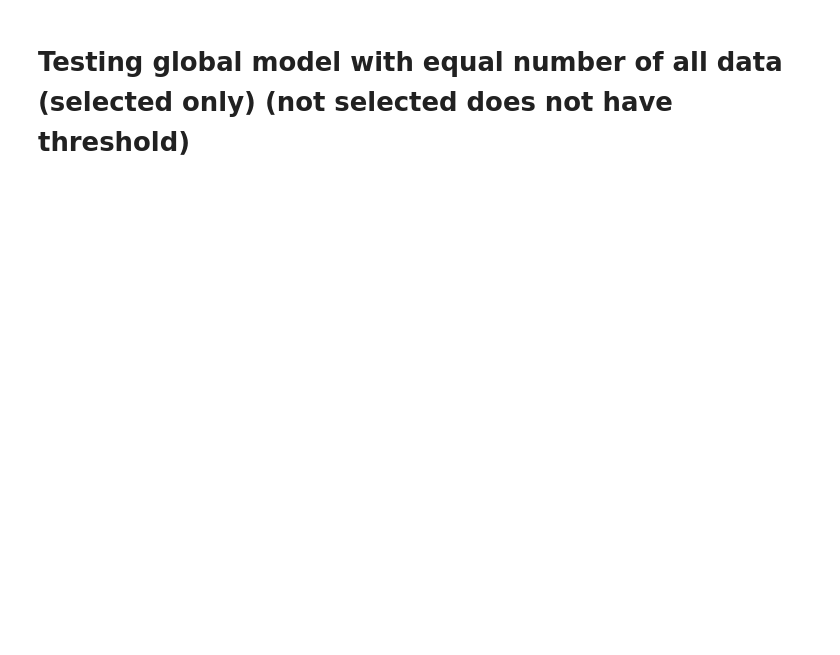
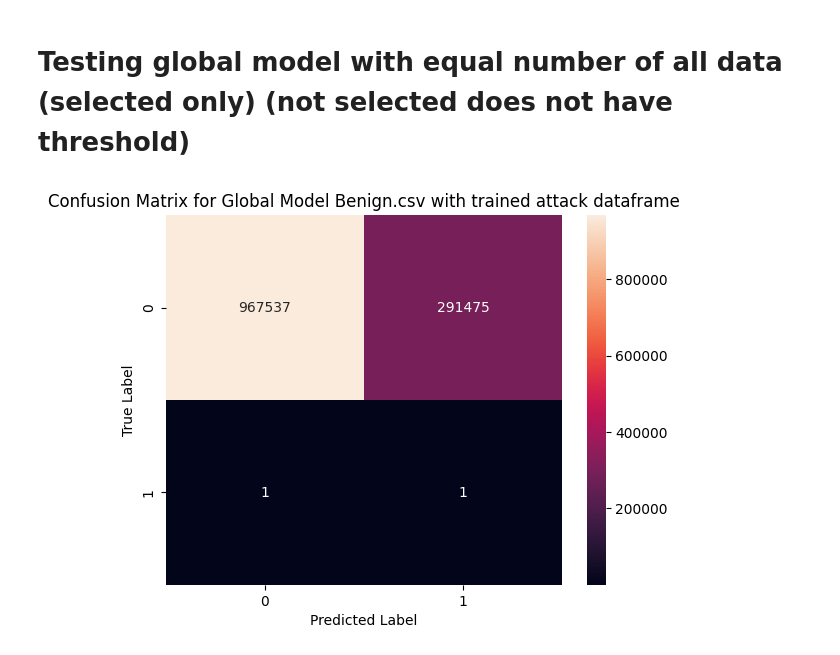
Before and after one commit to 4k5h1t/FYP, a Jupyter notebook: Separate_Attack_Training_FL_mixed-global.ipynb, the cells around one changed output. Cells and saved outputs as stored; diff of their text form; code cells hidden in the pictures; blank space fills up the shorter version.

```diff
--- a/Separate_Attack_Training_FL_mixed-global.ipynb
+++ b/Separate_Attack_Training_FL_mixed-global.ipynb
@@ -1017,38 +1079,40 @@ for batch in test_set:
         if label == 'Benign.csv':
             threshold = max(thresholds.values())
             y_true.append(0)
-            y_pred.append(0 if error <= thresholds[labels[ind]] else 1)
+            y_pred.append(0 if error <= threshold else 1)
         else:
             y_true.append(1)
-            y_pred.append(1 if error <= thresholds[labels[ind]] else 0)
+            y_pred.append(1 if error <= threshold else 0)
         ind += 1
 TP, FP, TN, FN = perf_measure(y_true, y_pred)
 TP += 1
 FN += 1
 TN += 1
 FP += 1
 conf_matrix = [[TP, FN], [FP, TN]]
 plt.figure()
 sns.heatmap(conf_matrix, annot=True, fmt="d")
-plt.title("Confusion Matrix for Client " + str(device) +" with "+ str(i))
+plt.title("Confusion Matrix for Global Model " + str(device) +" with trained attack dataframe")
 plt.xlabel("Predicted Label")
 plt.ylabel("True Label")
 
 acc = (TP+TN) / (TP+TN+FP+FN)
 precision = TP/(TP+FP)
 recall = TP/(TP+FN)
 F1score = 2 * ((precision * recall) / (precision + recall))
 
 TPR = round((TP / (TP+FN)), 6)
 # print('TPR is: {}%'.format(TPR))
 
 FPR = round((FP / (FP + TN)), 6)
 # print('TPR is: {}%'.format(FPR))
 
-selectedattackbenmix_stats_global.append([str("Stats for Globel Model with "+ str(i)), acc*100, precision, recall, F1score*100, TPR, FPR])
+selectedattackbenmix_stats_global.append([str("Stats for Globel Model with trained attack dataframe"), acc*100, precision, recall, F1score*100, TPR, FPR])
 
 #   [['TP', 'FN']
 #   ['FP', 'TN']]
+# %% [output]
+[figure, added]
 # %%
 for i in selectedattackbenmix_stats_global:
     print("Title: " + i[0])
```
Also changed, not shown: parts of 9 cells of this notebook.
